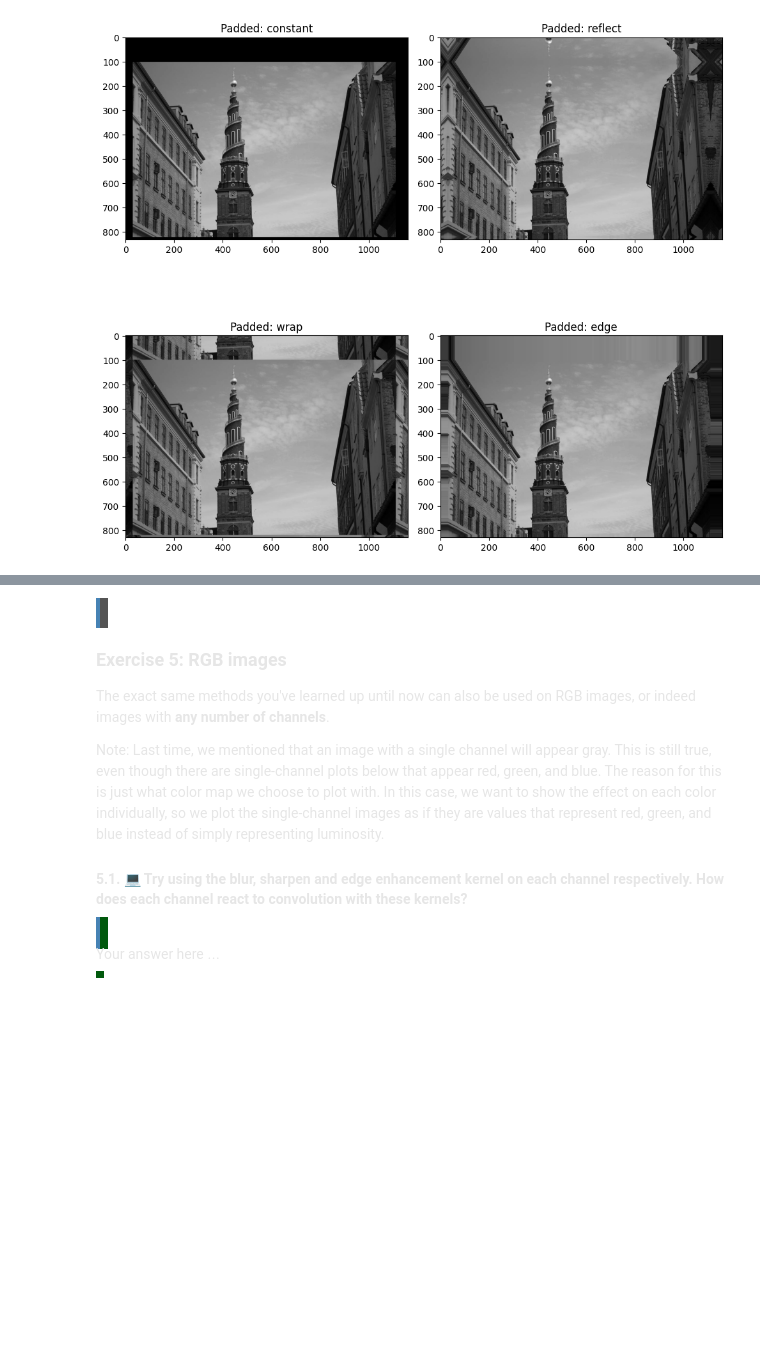
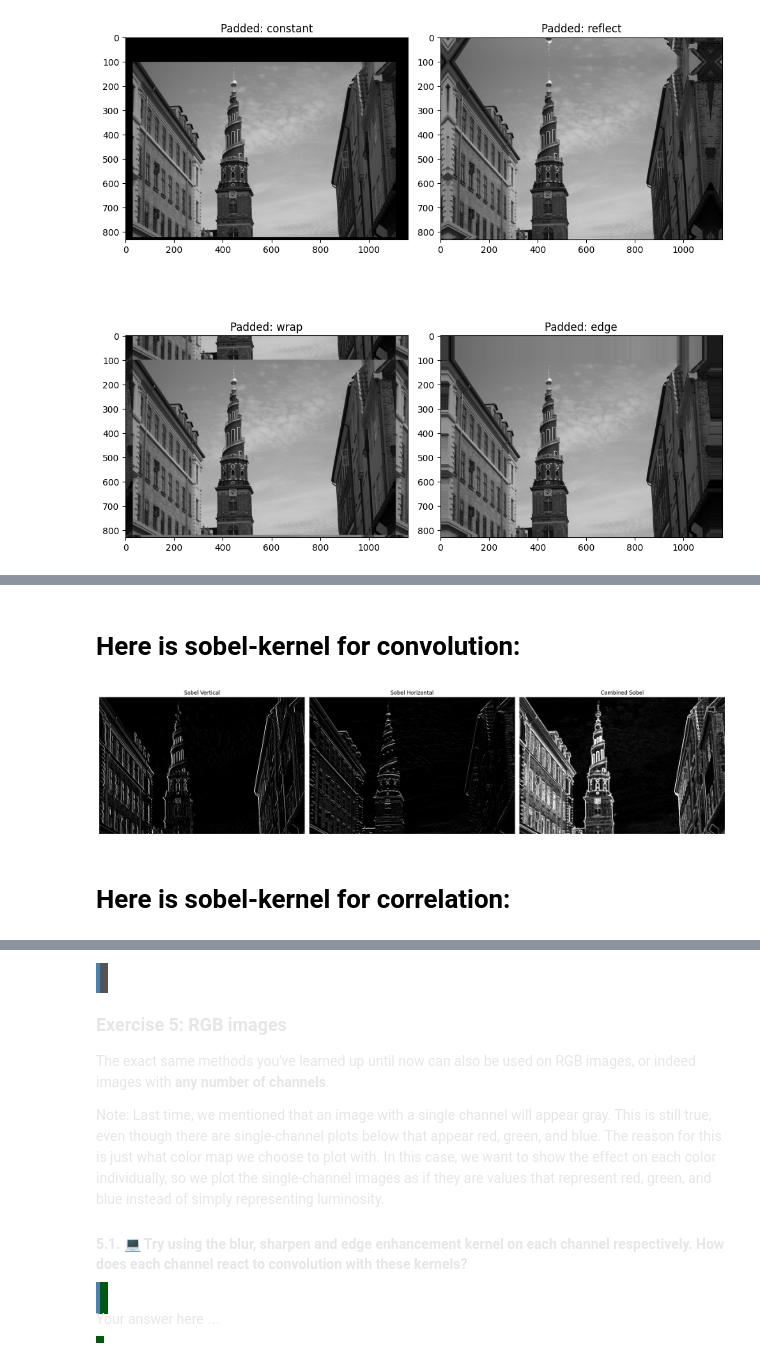
Before and after one commit to HrStamm/Signals-and-Data-Autumn-2025-student, a Jupyter notebook: week_2/ex_week_2.ipynb, the cells around one changed output, grey strips where cells are left out. Saved outputs shown, nothing was run; the diff lists cells and outputs as text; code cells hidden in the pictures; blank space fills up the shorter version.

```diff
--- a/week_2/ex_week_2.ipynb
+++ b/week_2/ex_week_2.ipynb
@@ -503,30 +528,43 @@ Your answer here $\dots$
 </span>
 
 </span>
+# %% [markdown]
+# Here is sobel-kernel for convolution:
 # %%
 # Reload the image
 image_path = os.path.join("images", "kb_grayscale.jpg")
 image_gray = np.array(Image.open(image_path))
 image_float = image_gray / float(np.max(image_gray))
 
-# Change Sobel kernels here to reflect true sobel kernel
-sobel_kernel_v = np.array([[0,0,0],[0,1,0],[0,0,0]])
-sobel_kernel_h = np.array([[0,0,0],[0,1,0],[0,0,0]])
+# Correct Sobel kernels
+sobel_kernel_v = np.array([[-1, 0, 1],
+                           [-2, 0, 2],
+                           [-1, 0, 1]])
+sobel_kernel_h = np.array([[-1, -2, -1],
+                           [ 0,  0,  0],
+                           [ 1,  2,  1]])
 
-# Create two convolutions by convolving image with the two sobel kernles
-G_v = ...
-G_h = ...
+# Create two convolutions by convolving image with the two sobel kernels
+G_v = scipy_conv2d(image_float, sobel_kernel_v, mode="valid")
+G_h = scipy_conv2d(image_float, sobel_kernel_h, mode="valid")
 
 # Create combined Sobel image
-G  = ...
+G = np.sqrt(G_v**2 + G_h**2)
 
 sobel_names = ["Sobel Vertical", "Sobel Horizontal", "Combined Sobel"]
 sobels = [G_v, G_h, G]
 
 fig, axes = plt.subplots(1, 3, figsize=(20, 20))
 axes = axes.ravel()
 
 for ax, convolved_image, name in zip(axes, sobels, sobel_names):
     ax.imshow(convolved_image, cmap="gray", vmin=0, vmax=1)
     ax.axis("off")
     ax.set_title(name)
+
+plt.tight_layout()
+plt.show()
+# %% [output]
+[figure, added]
+# %% [markdown]
+# Here is sobel-kernel for correlation:
```
Also changed, not shown: parts of 7 cells of this notebook.
